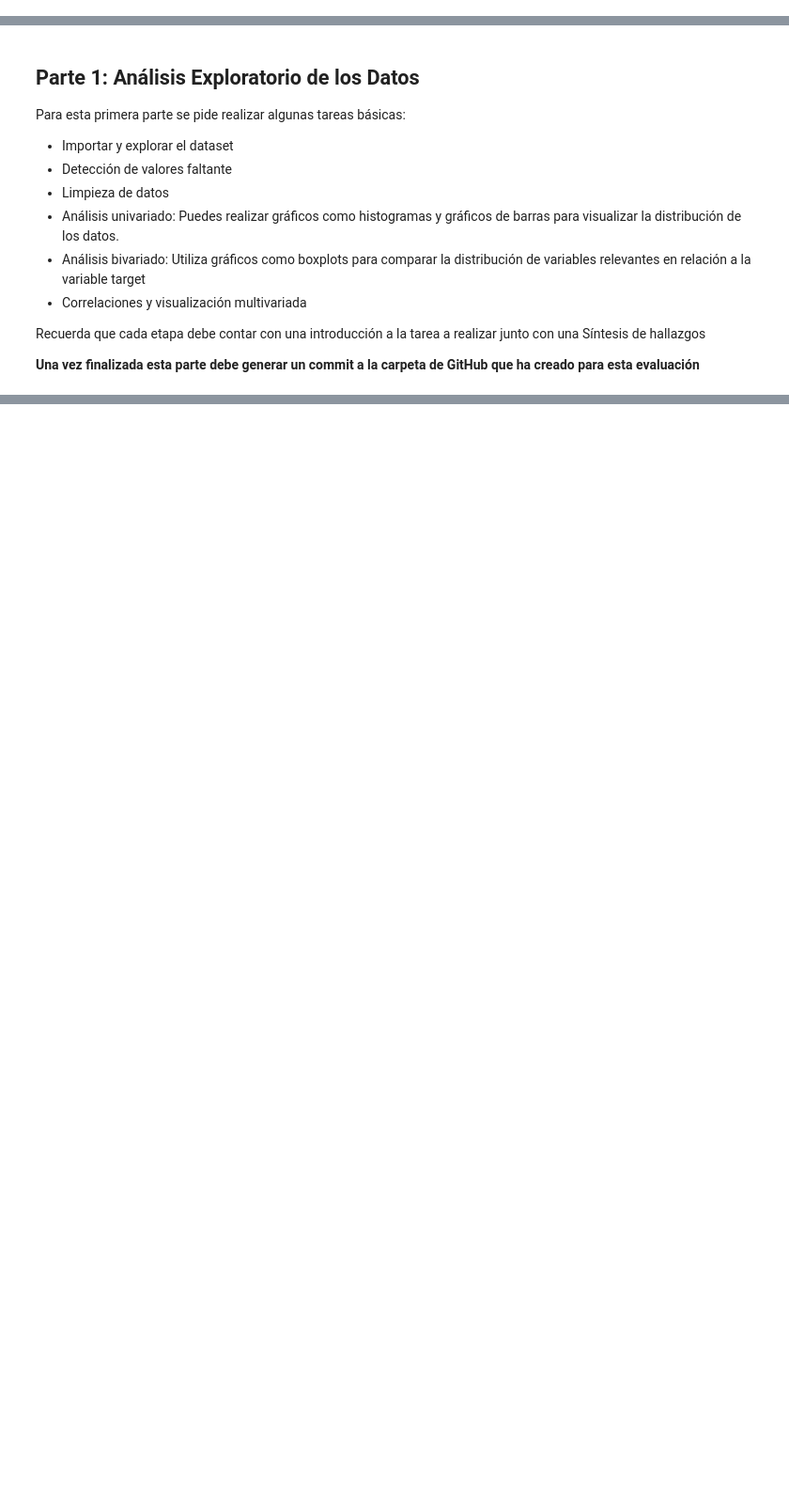
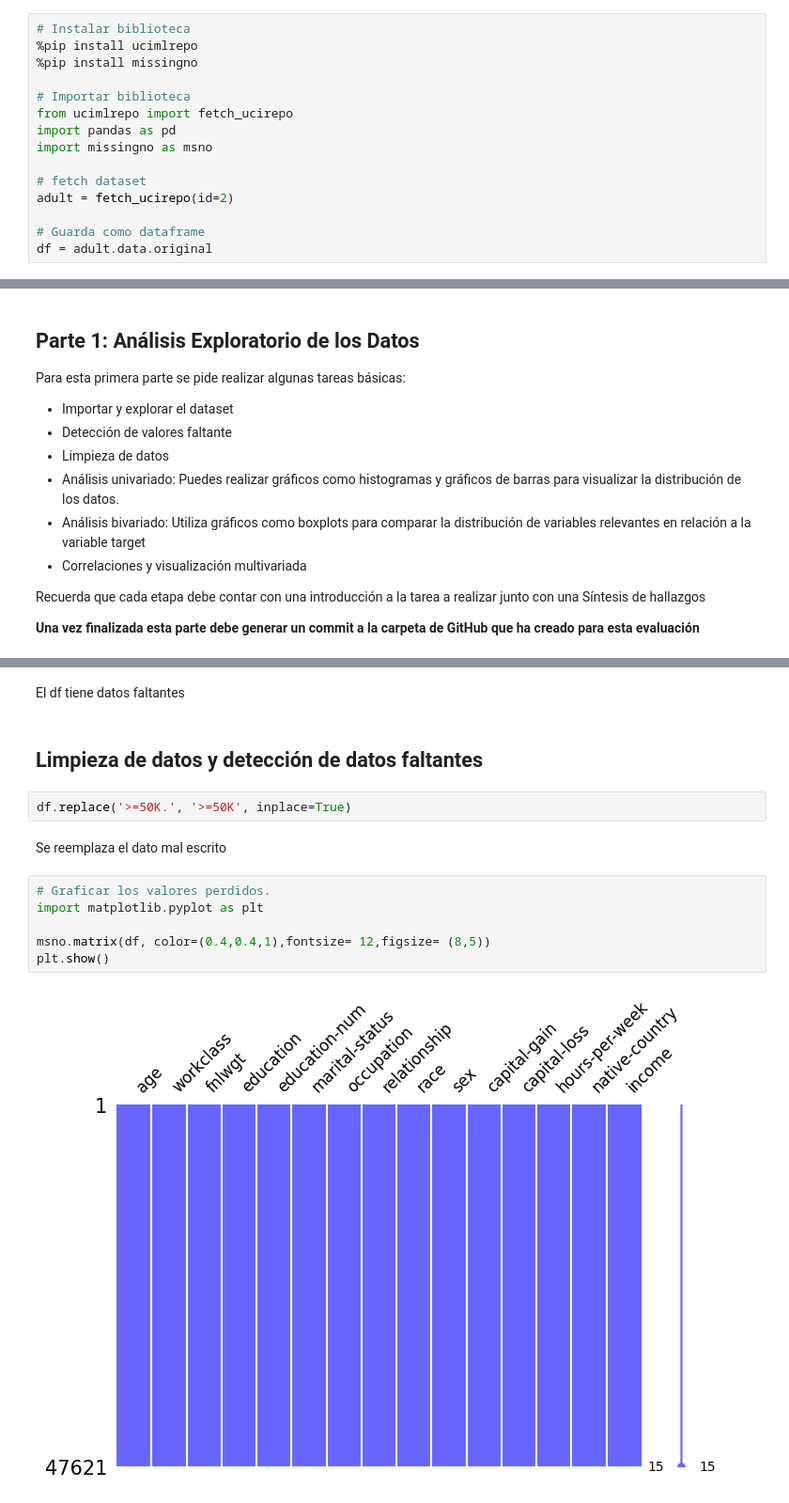
Before and after one commit to jeremiasjaure/modelos-de-clasificacion, a Jupyter notebook: CcsDatosEconmía_Examen.ipynb, the cells around one changed output, grey strips where cells are left out. Shown at 94% size. Cells and saved outputs as stored; diff of their text form; blank space fills up the shorter version.

````diff
--- a/CcsDatosEconmía_Examen.ipynb
+++ b/CcsDatosEconmía_Examen.ipynb
@@ -21,3 +29,18 @@ adult = fetch_ucirepo(id=2)
 # Guarda como dataframe
 df = adult.data.original
 ```
+# %%
+# Instalar biblioteca
+%pip install ucimlrepo
+%pip install missingno
+
+# Importar biblioteca
+from ucimlrepo import fetch_ucirepo
+import pandas as pd
+import missingno as msno
+
+# fetch dataset
+adult = fetch_ucirepo(id=2)
+
+# Guarda como dataframe
+df = adult.data.original
@@ -39,0 +135,16 @@ Recuerda que cada etapa debe contar con una introducción a la tarea a realizar
+# %% [markdown]
+El df tiene datos faltantes
+# %% [markdown]
+## Limpieza de datos y detección de datos faltantes
+# %%
+df.replace('>=50K.', '>=50K', inplace=True)
+# %% [markdown]
+Se reemplaza el dato mal escrito
+# %%
+# Graficar los valores perdidos.
+import matplotlib.pyplot as plt
+
+msno.matrix(df, color=(0.4,0.4,1),fontsize= 12,figsize= (8,5))
+plt.show()
+# %% [output]
+[figure, added]
````
Also changed, not shown: parts of 23 cells of this notebook.
